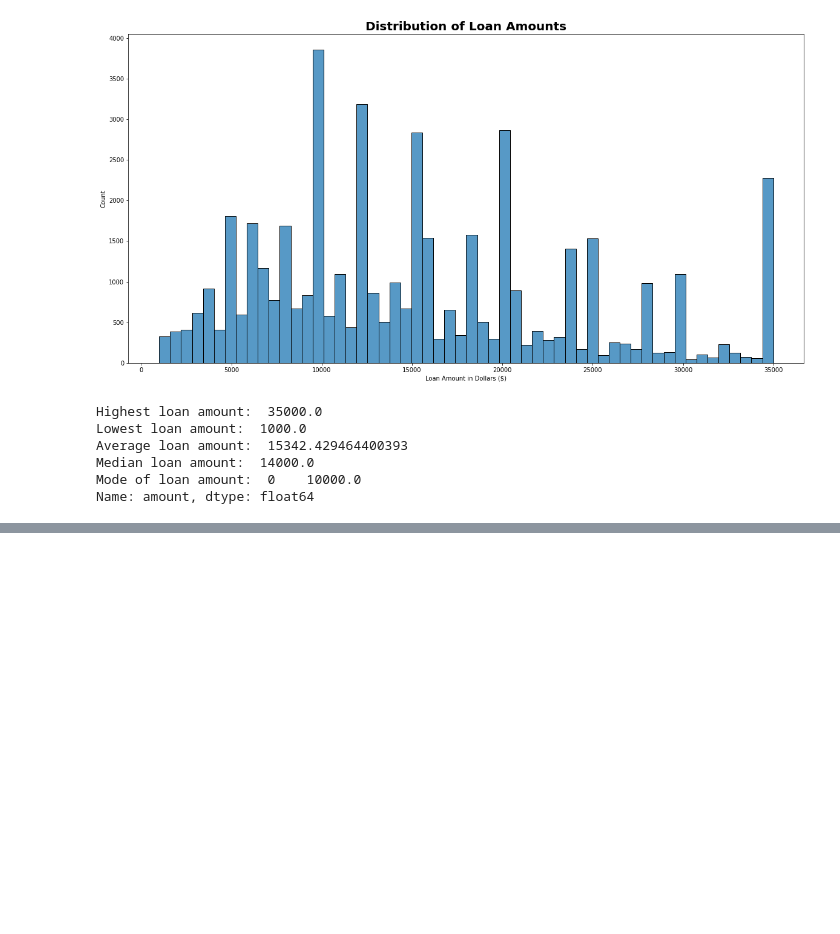
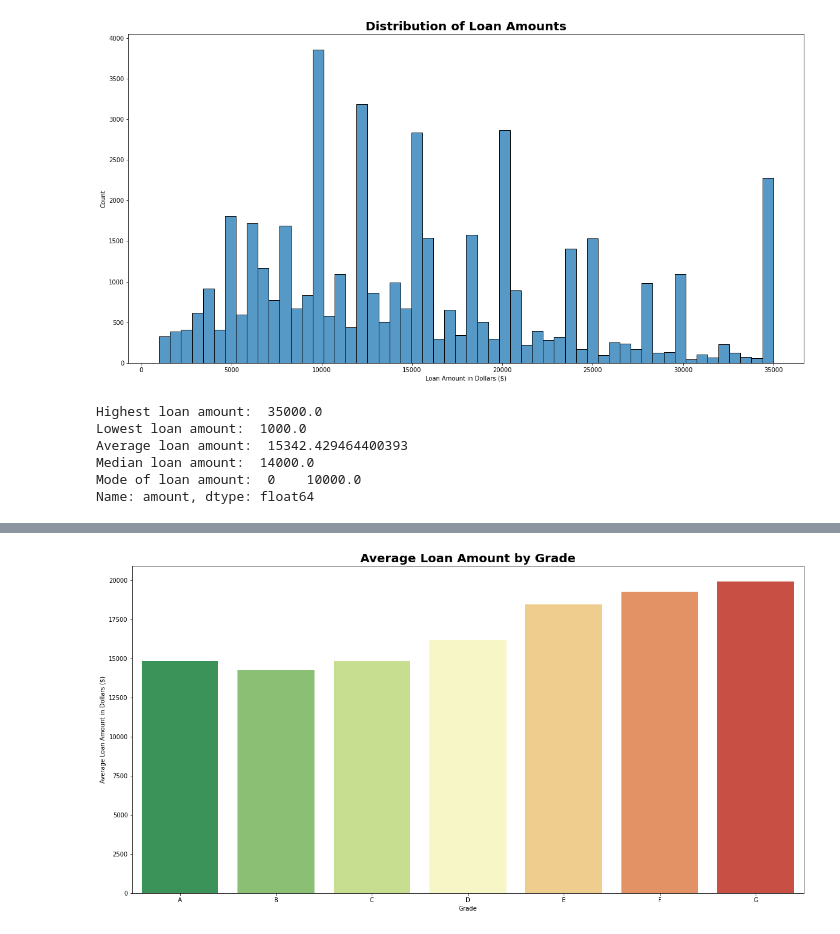
Before and after one commit to AlbertHunduza/Loan-Default-AI, a Jupyter notebook: Exploratory_Data_Analysis.ipynb, the cells around one changed output, grey strips where cells are left out. Cells and saved outputs as stored; diff of their text form; code cells hidden in the pictures; blank space fills up the shorter version.

```diff
--- a/Exploratory_Data_Analysis.ipynb
+++ b/Exploratory_Data_Analysis.ipynb
@@ -220,0 +338,22 @@ Name: amount, dtype: float64
+# %%
+# barplots of average amount per grade
+
+# Set the figure size.
+plt.figure(figsize=(20, 10))
+
+# Group the data by 'grade' column.
+grouped_data = loan_data.groupby('grade')['amount'].mean()
+
+# Create a barplot.
+sns.barplot(x=grouped_data.index, y=grouped_data.values, palette='RdYlGn_r')
+
+# Add a title and labels.
+plt.title('Average Loan Amount by Grade', fontsize=20, weight='bold')
+plt.xlabel('Grade')
+plt.ylabel('Average Loan Amount in Dollars ($)')
+plt.xticks(rotation=0)
+
+# Show the plot.
+plt.show()
+# %% [output]
+[figure, added]
```
Also changed, not shown: parts of 14 cells of this notebook.
